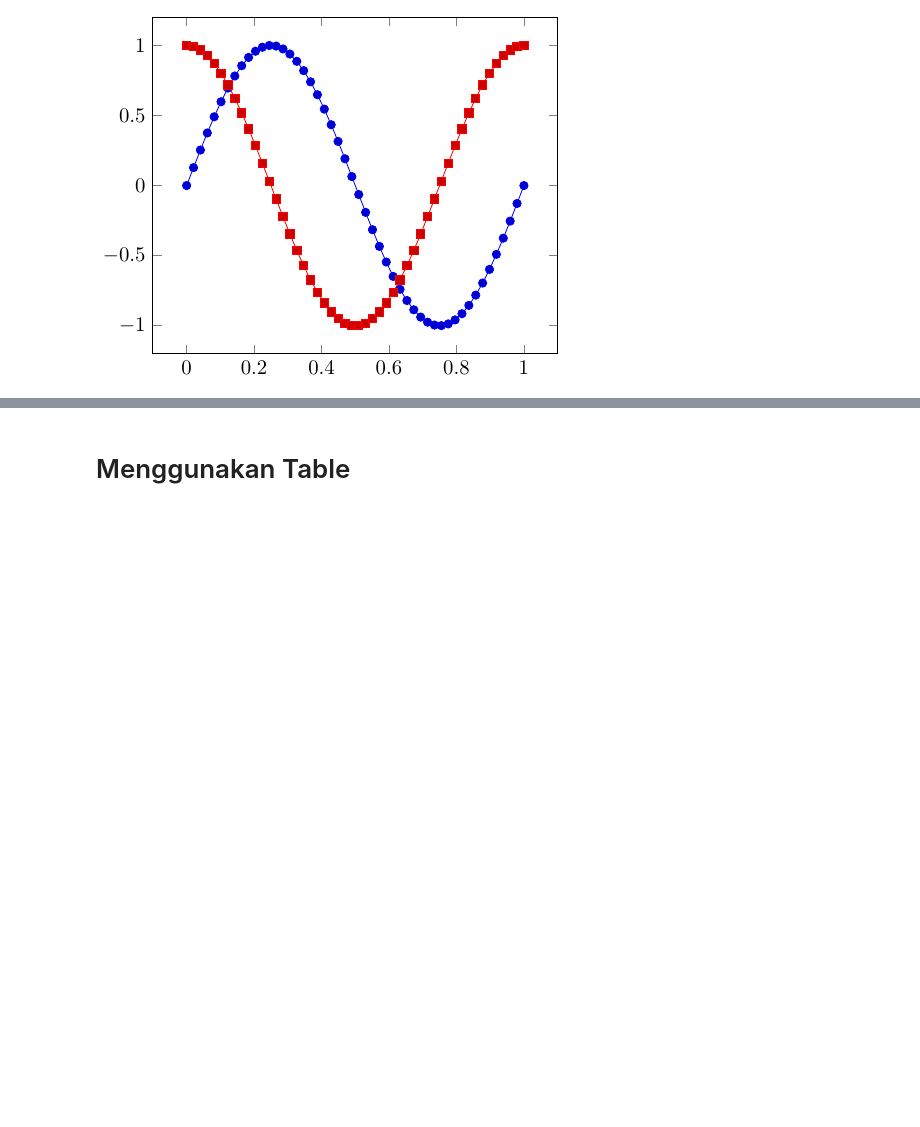
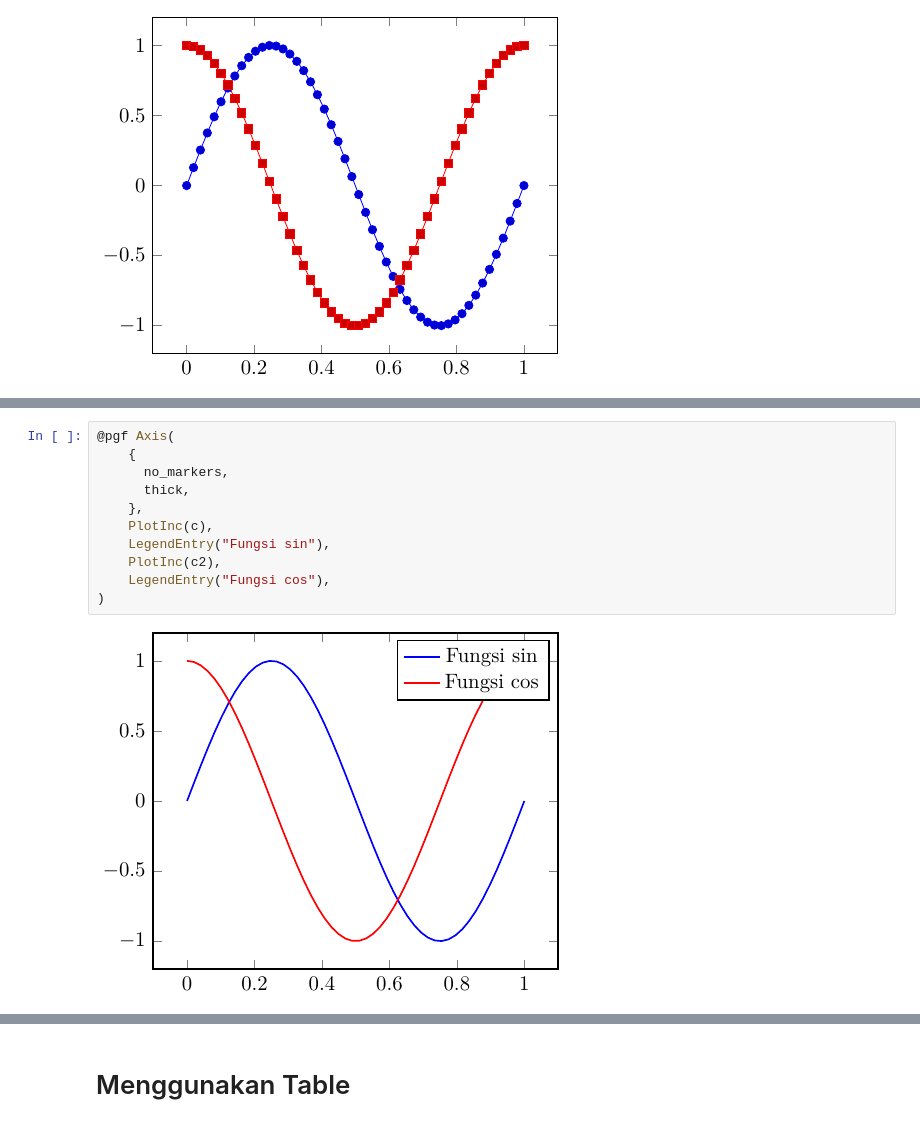
Before and after one commit to f-fathurrahman/ffr-julia-stuffs, a Jupyter notebook: PGFPlotsX/Examples_PGFPlotsX.ipynb, the cells around one changed output, grey strips where cells are left out. Saved outputs shown, nothing was run; the diff lists cells and outputs as text; blank space fills up the shorter version.

```diff
--- a/PGFPlotsX/Examples_PGFPlotsX.ipynb
+++ b/PGFPlotsX/Examples_PGFPlotsX.ipynb
@@ -148,0 +103,13 @@ c2 = Coordinates(x,y2);
+# %%
+@pgf Axis(
+    {
+      no_markers,
+      thick,
+    },
+    PlotInc(c),
+    LegendEntry("Fungsi sin"),
+    PlotInc(c2),
+    LegendEntry("Fungsi cos"),
+)
+# %% [output]
+[figure, added]
```
Also changed, not shown: parts of 25 cells of this notebook.
